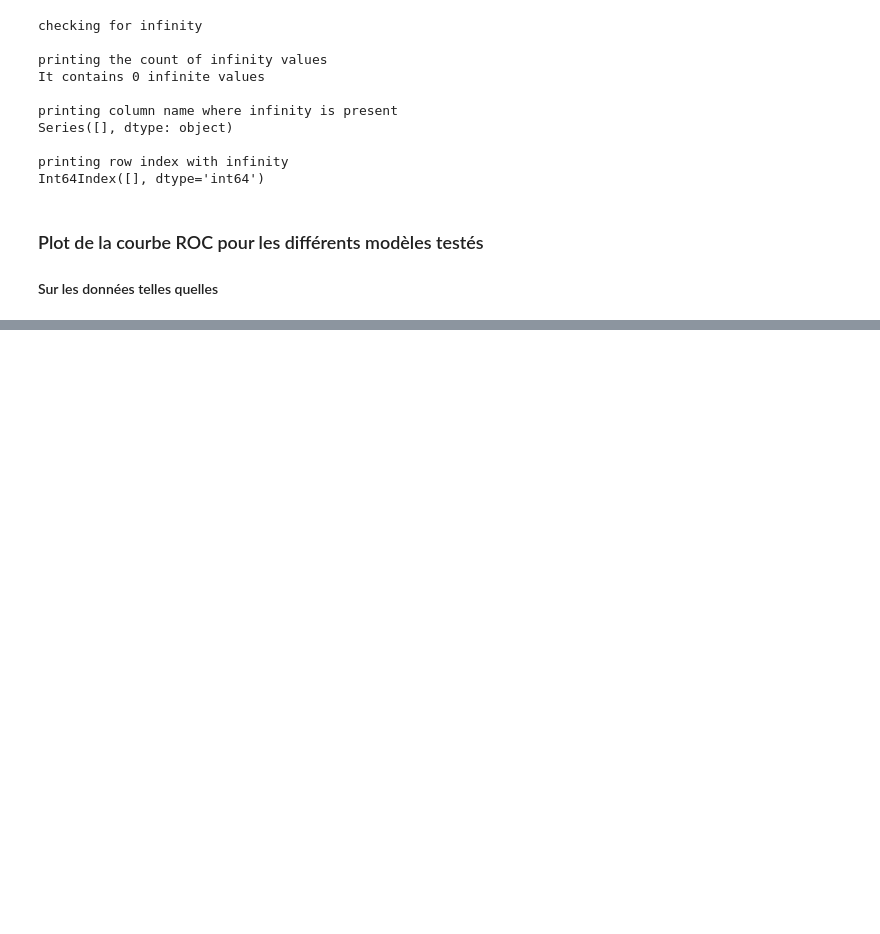
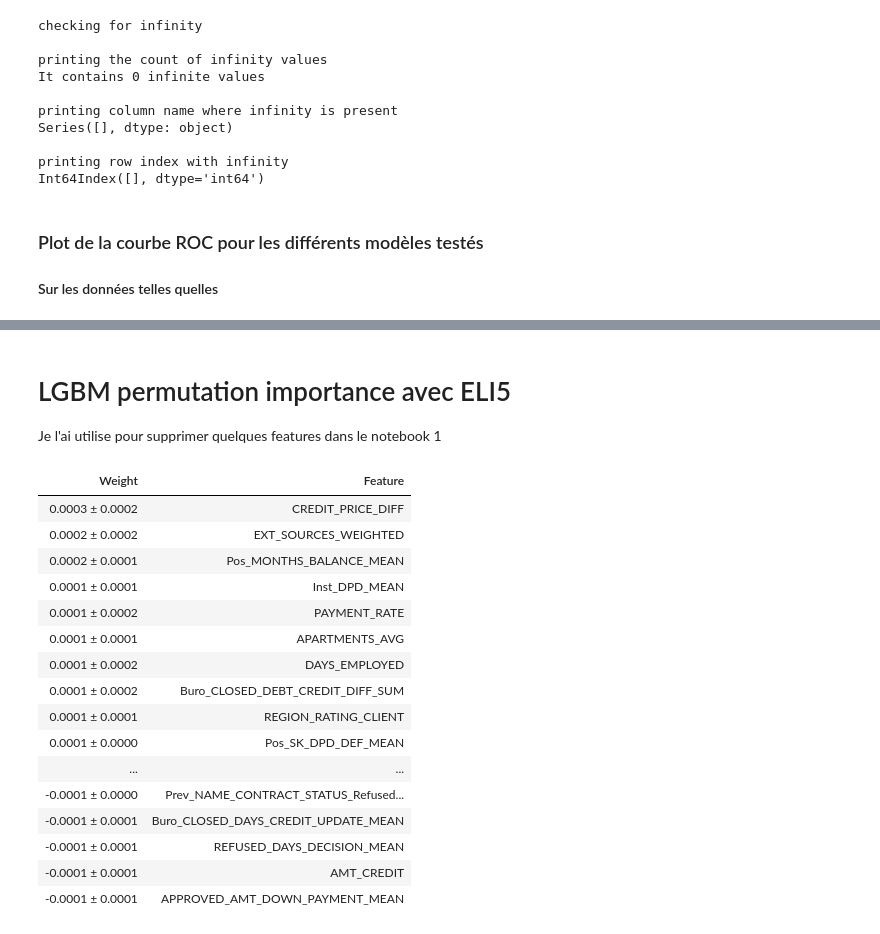
Before and after one commit to cbedini/oc_p7, a Jupyter notebook: Notebook_2_models.ipynb, the cells around one changed output, grey strips where cells are left out. Saved outputs shown, nothing was run; the diff lists cells and outputs as text; code cells hidden in the pictures; blank space fills up the shorter version.

```diff
--- a/Notebook_2_models.ipynb
+++ b/Notebook_2_models.ipynb
@@ -401,2 +465,35 @@ df50.to_csv('df50.csv', index= False)
+# %% [markdown]
+# LGBM permutation importance avec ELI5
+
+Je l'ai utilise pour supprimer quelques features dans le notebook 1
+# %%
+import eli5
+from eli5.sklearn import PermutationImportance
+from sklearn.model_selection import train_test_split
+
+X_train, X_test, y_train, y_test = train_test_split(X, y, test_size=0.33, random_state=42)
+
+my_model = LGBMClassifier().fit(X_train, y_train)
+
+perm = PermutationImportance(my_model, random_state=1).fit(X_test, y_test)
+eli5.show_weights(perm, feature_names = X_test.columns.tolist(),top=None)
+# %% [output]
+| Weight | Feature |
+| 0.0003 ± 0.0002 | CREDIT_PRICE_DIFF |
+| 0.0002 ± 0.0002 | EXT_SOURCES_WEIGHTED |
+| 0.0002 ± 0.0001 | Pos_MONTHS_BALANCE_MEAN |
+| 0.0001 ± 0.0001 | Inst_DPD_MEAN |
+| 0.0001 ± 0.0002 | PAYMENT_RATE |
+| 0.0001 ± 0.0001 | APARTMENTS_AVG |
+| 0.0001 ± 0.0002 | DAYS_EMPLOYED |
+| 0.0001 ± 0.0002 | Buro_CLOSED_DEBT_CREDIT_DIFF_SUM |
+| 0.0001 ± 0.0001 | REGION_RATING_CLIENT |
+| 0.0001 ± 0.0000 | Pos_SK_DPD_DEF_MEAN |
+| ... | ... |
+| -0.0001 ± 0.0000 | Prev_NAME_CONTRACT_STATUS_Refused... |
+| -0.0001 ± 0.0001 | Buro_CLOSED_DAYS_CREDIT_UPDATE_MEAN |
+| -0.0001 ± 0.0001 | REFUSED_DAYS_DECISION_MEAN |
+| -0.0001 ± 0.0001 | AMT_CREDIT |
+| -0.0001 ± 0.0001 | APPROVED_AMT_DOWN_PAYMENT_MEAN |
 # %% [markdown]
 # Bibliography
```
Also changed, not shown: parts of 21 cells of this notebook.
